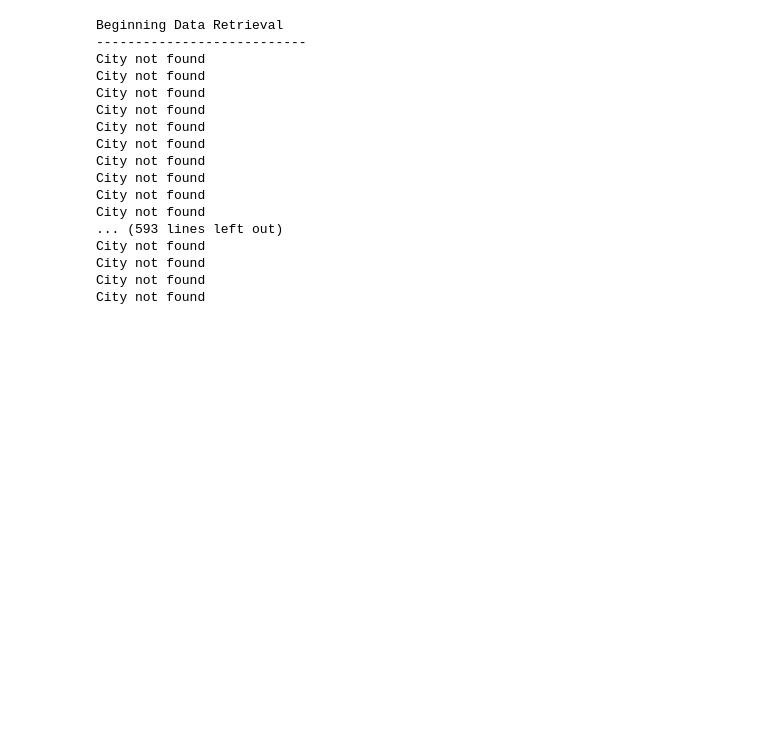
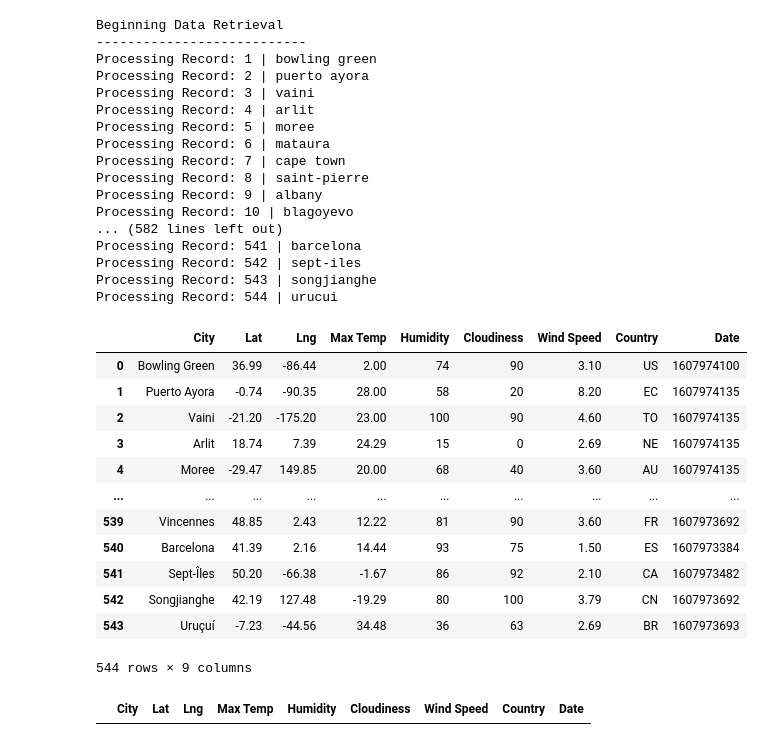
Before and after one commit to jmbnw9/python-api-challange, a Jupyter notebook: WeatherPy/WeatherPy.ipynb, the cells around one changed output. Drawn from its saved outputs; the diff is of its cells as text; code cells hidden in the pictures; blank space fills up the shorter version.

```diff
--- a/WeatherPy/WeatherPy.ipynb
+++ b/WeatherPy/WeatherPy.ipynb
@@ -49,5 +69,9 @@ NameError: name 'api_keys' is not defined
 # %%
+
 # Create an empty list to store the responses
+url = f"{url1}appid={weather_api_key}&units={units}&q="
+units = "imperial"
+
 city_name = []
 lat = []
 lng = []
@@ -68,7 +92,7 @@ print(f"---------------------------")
 # Make a request to loop through the cities
 for city in cities:
     try:
-        response = requests.get(url).json()
+        response = requests.get(url+city).json()
         city_name.append(response["name"])
         lat.append(response["coord"]["lat"])
         lng.append(response["coord"]["lon"])
@@ -78,7 +102,7 @@ for city in cities:
         wind_speed.append(response["wind"]["speed"])
         country.append(response["sys"]["country"])
         date.append(response["dt"])
-        print(f"Processing Record: {record} | {city_record}")
+        print(f"Processing Record: {record} | {city}")
 
         #Keep increasing counter by 1
         record = record + 1
@@ -92,18 +116,45 @@ for city in cities:
 # %% [output]
 Beginning Data Retrieval
 ---------------------------
-City not found
-City not found
-City not found
-City not found
-City not found
-City not found
-City not found
-City not found
-City not found
-City not found
-... (593 lines left out)
-City not found
-City not found
-City not found
-City not found
+Processing Record: 1 | bowling green
+Processing Record: 2 | puerto ayora
+Processing Record: 3 | vaini
+Processing Record: 4 | arlit
+Processing Record: 5 | moree
+Processing Record: 6 | mataura
+Processing Record: 7 | cape town
+Processing Record: 8 | saint-pierre
+Processing Record: 9 | albany
+Processing Record: 10 | blagoyevo
+... (582 lines left out)
+Processing Record: 541 | barcelona
+Processing Record: 542 | sept-iles
+Processing Record: 543 | songjianghe
+Processing Record: 544 | urucui
+# %%
+weather_dict = {"City":city_name, "Lat":lat,"Lng":lng, "Max Temp":max_temp, "Humidity":humidity, "Cloudiness":cloudiness, "Wind Speed":wind_speed, "Country":country,"Date":date}
+
+weather_data = pd.DataFrame(weather_dict)
+
+weather_data.to_csv("output_data.csv")
+
+weather_data
+# %% [output]
+|  | City | Lat | Lng | Max Temp | Humidity | Cloudiness | Wind Speed | Country | Date |
+| 0 | Bowling Green | 36.99 | -86.44 | 2.00 | 74 | 90 | 3.10 | US | 1607974100 |
+| 1 | Puerto Ayora | -0.74 | -90.35 | 28.00 | 58 | 20 | 8.20 | EC | 1607974135 |
+| 2 | Vaini | -21.20 | -175.20 | 23.00 | 100 | 90 | 4.60 | TO | 1607974135 |
+| 3 | Arlit | 18.74 | 7.39 | 24.29 | 15 | 0 | 2.69 | NE | 1607974135 |
+| 4 | Moree | -29.47 | 149.85 | 20.00 | 68 | 40 | 3.60 | AU | 1607974135 |
+| ... | ... | ... | ... | ... | ... | ... | ... | ... | ... |
+| 539 | Vincennes | 48.85 | 2.43 | 12.22 | 81 | 90 | 3.60 | FR | 1607973692 |
+| 540 | Barcelona | 41.39 | 2.16 | 14.44 | 93 | 75 | 1.50 | ES | 1607973384 |
+| 541 | Sept-Îles | 50.20 | -66.38 | -1.67 | 86 | 92 | 2.10 | CA | 1607973482 |
+| 542 | Songjianghe | 42.19 | 127.48 | -19.29 | 80 | 100 | 3.79 | CN | 1607973692 |
+| 543 | Uruçuí | -7.23 | -44.56 | 34.48 | 36 | 63 | 2.69 | BR | 1607973693 |
+544 rows × 9 columns
+# %%
+new_weather_data = weather_data.loc[weather_data["Humidity"]>100]
+new_weather_data
+# %% [output]
+|  | City | Lat | Lng | Max Temp | Humidity | Cloudiness | Wind Speed | Country | Date |
```
Also changed, not shown: parts of 7 cells of this notebook, 3 other files.
